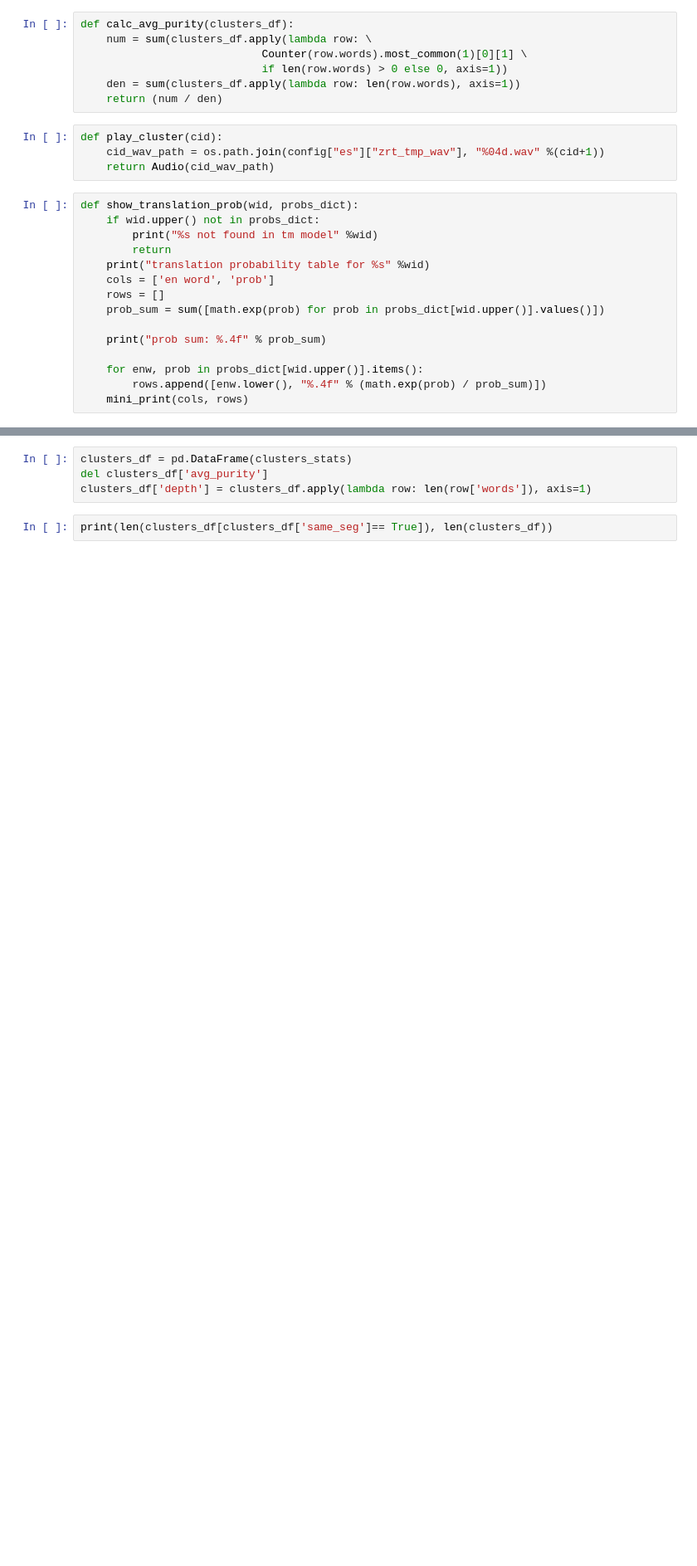
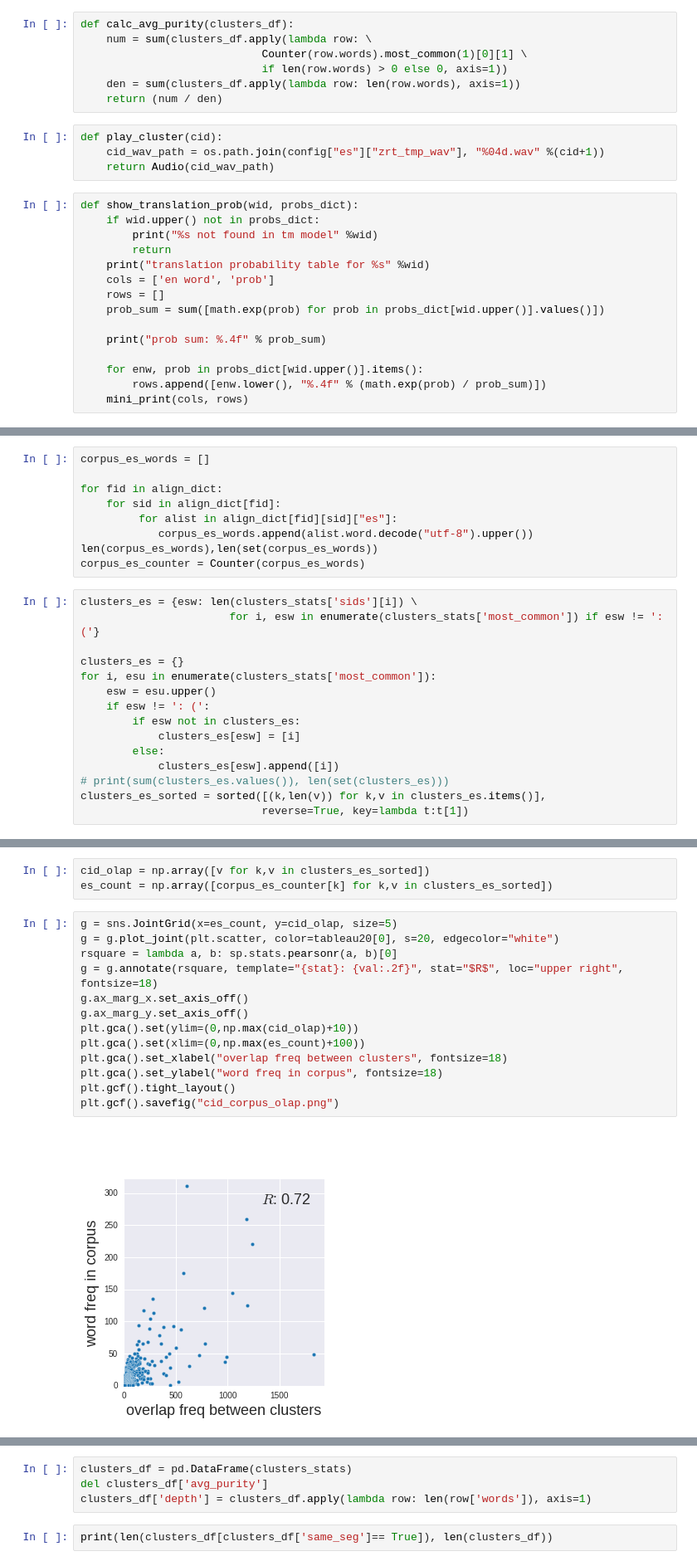
Before and after one commit to 0xSameer/speech_patterns, a Jupyter notebook: visualize_utd.ipynb, the cells around one changed output, grey strips where cells are left out. Shown at 83% size. Saved outputs shown, nothing was run; the diff lists cells and outputs as text; blank space fills up the shorter version.

```diff
--- a/visualize_utd.ipynb
+++ b/visualize_utd.ipynb
@@ -598,0 +649,24 @@ plot_word_freq(train_pwords, fig_name="hehe", prefix='c', color="salmon")
+# %%
+corpus_es_words = []
+
+for fid in align_dict:
+    for sid in align_dict[fid]:
+         for alist in align_dict[fid][sid]["es"]:
+            corpus_es_words.append(alist.word.decode("utf-8").upper())
+len(corpus_es_words),len(set(corpus_es_words))
+corpus_es_counter = Counter(corpus_es_words)
+# %%
+clusters_es = {esw: len(clusters_stats['sids'][i]) \
+                       for i, esw in enumerate(clusters_stats['most_common']) if esw != ': ('}
+
+clusters_es = {}
+for i, esu in enumerate(clusters_stats['most_common']):
+    esw = esu.upper()
+    if esw != ': (':
+        if esw not in clusters_es:
+            clusters_es[esw] = [i]
+        else:
+            clusters_es[esw].append([i])
+# print(sum(clusters_es.values()), len(set(clusters_es)))
+clusters_es_sorted = sorted([(k,len(v)) for k,v in clusters_es.items()],
+                            reverse=True, key=lambda t:t[1])
@@ -598,0 +705,18 @@ plot_word_freq(train_pwords, fig_name="hehe", prefix='c', color="salmon")
+# %%
+cid_olap = np.array([v for k,v in clusters_es_sorted])
+es_count = np.array([corpus_es_counter[k] for k,v in clusters_es_sorted])
+# %%
+g = sns.JointGrid(x=es_count, y=cid_olap, size=5)
+g = g.plot_joint(plt.scatter, color=tableau20[0], s=20, edgecolor="white")
+rsquare = lambda a, b: sp.stats.pearsonr(a, b)[0]
+g = g.annotate(rsquare, template="{stat}: {val:.2f}", stat="$R$", loc="upper right", fontsize=18)
+g.ax_marg_x.set_axis_off()
+g.ax_marg_y.set_axis_off()
+plt.gca().set(ylim=(0,np.max(cid_olap)+10))
+plt.gca().set(xlim=(0,np.max(es_count)+100))
+plt.gca().set_xlabel("overlap freq between clusters", fontsize=18)
+plt.gca().set_ylabel("word freq in corpus", fontsize=18)
+plt.gcf().tight_layout()
+plt.gcf().savefig("cid_corpus_olap.png")
+# %% [output]
+[figure, added]
```
Also changed, not shown: parts of 20 cells of this notebook.
